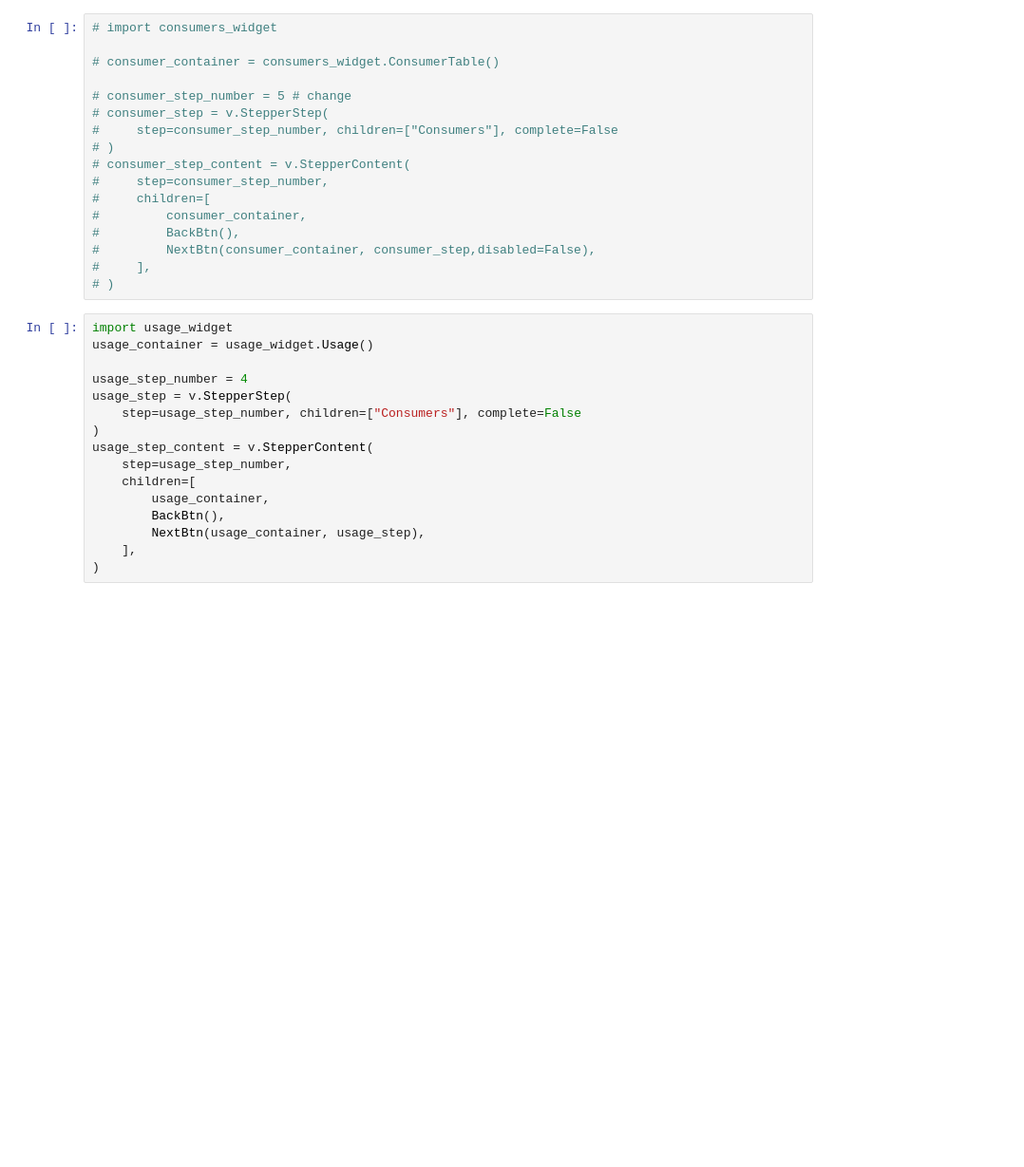
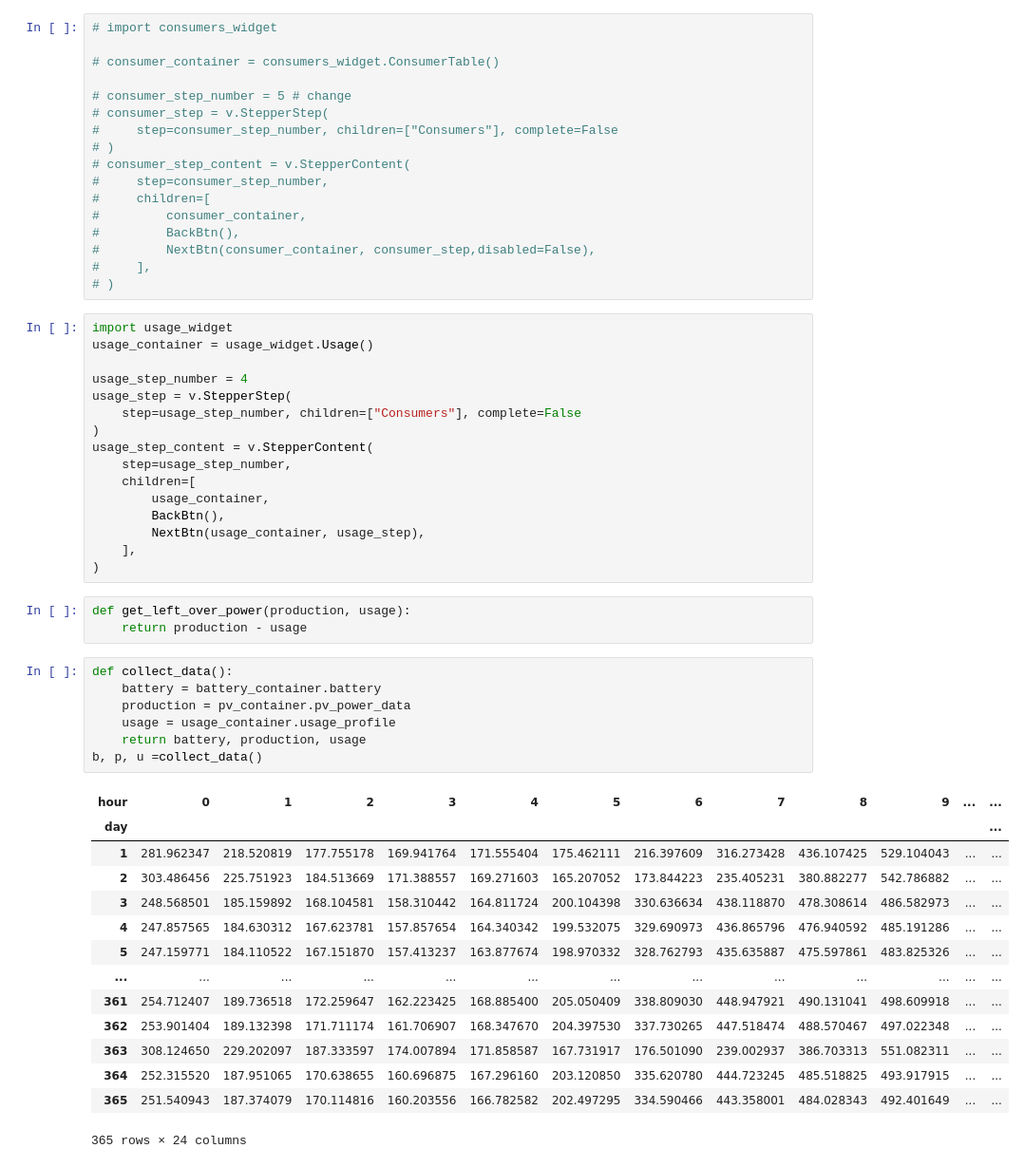
Before and after one commit to MalteIwanicki/smart_grid, a Jupyter notebook: smart_grids.ipynb, the cells around one changed output. Shown: that part at 95% size. Cells and saved outputs as stored; diff of their text form; blank space fills up the shorter version.

```diff
--- a/smart_grids.ipynb
+++ b/smart_grids.ipynb
@@ -149,3 +185,28 @@ usage_step_content = v.StepperContent(
         NextBtn(usage_container, usage_step),
     ],
 )
+# %%
+def get_left_over_power(production, usage):
+    return production - usage
+# %%
+def collect_data():
+    battery = battery_container.battery
+    production = pv_container.pv_power_data
+    usage = usage_container.usage_profile
+    return battery, production, usage
+b, p, u =collect_data()
+# %% [output]
+| hour | 0 | 1 | 2 | 3 | 4 | 5 | 6 | 7 | 8 | 9 | ... | ... |
+| day |  |  |  |  |  |  |  |  |  |  |  | ... |
+| 1 | 281.962347 | 218.520819 | 177.755178 | 169.941764 | 171.555404 | 175.462111 | 216.397609 | 316.273428 | 436.107425 | 529.104043 | ... | ... |
+| 2 | 303.486456 | 225.751923 | 184.513669 | 171.388557 | 169.271603 | 165.207052 | 173.844223 | 235.405231 | 380.882277 | 542.786882 | ... | ... |
+| 3 | 248.568501 | 185.159892 | 168.104581 | 158.310442 | 164.811724 | 200.104398 | 330.636634 | 438.118870 | 478.308614 | 486.582973 | ... | ... |
+| 4 | 247.857565 | 184.630312 | 167.623781 | 157.857654 | 164.340342 | 199.532075 | 329.690973 | 436.865796 | 476.940592 | 485.191286 | ... | ... |
+| 5 | 247.159771 | 184.110522 | 167.151870 | 157.413237 | 163.877674 | 198.970332 | 328.762793 | 435.635887 | 475.597861 | 483.825326 | ... | ... |
+| ... | ... | ... | ... | ... | ... | ... | ... | ... | ... | ... | ... | ... |
+| 361 | 254.712407 | 189.736518 | 172.259647 | 162.223425 | 168.885400 | 205.050409 | 338.809030 | 448.947921 | 490.131041 | 498.609918 | ... | ... |
+| 362 | 253.901404 | 189.132398 | 171.711174 | 161.706907 | 168.347670 | 204.397530 | 337.730265 | 447.518474 | 488.570467 | 497.022348 | ... | ... |
+| 363 | 308.124650 | 229.202097 | 187.333597 | 174.007894 | 171.858587 | 167.731917 | 176.501090 | 239.002937 | 386.703313 | 551.082311 | ... | ... |
+| 364 | 252.315520 | 187.951065 | 170.638655 | 160.696875 | 167.296160 | 203.120850 | 335.620780 | 444.723245 | 485.518825 | 493.917915 | ... | ... |
+| 365 | 251.540943 | 187.374079 | 170.114816 | 160.203556 | 166.782582 | 202.497295 | 334.590466 | 443.358001 | 484.028343 | 492.401649 | ... | ... |
+365 rows × 24 columns
```
Also changed, not shown: parts of 5 cells of this notebook, 3 other files.
